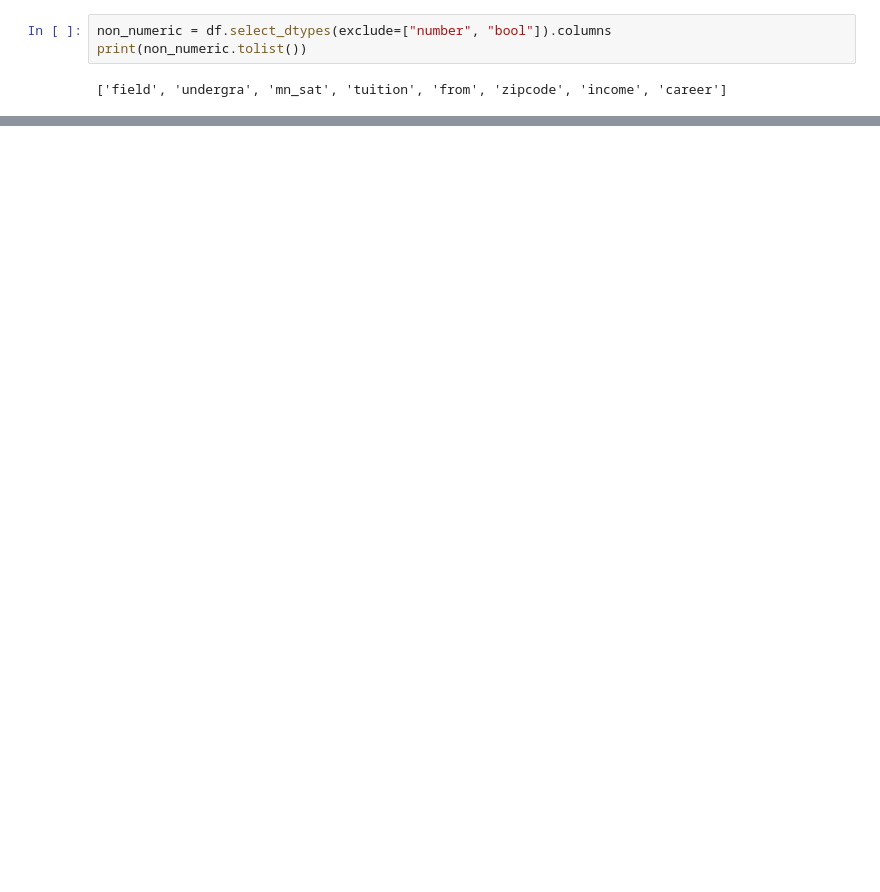
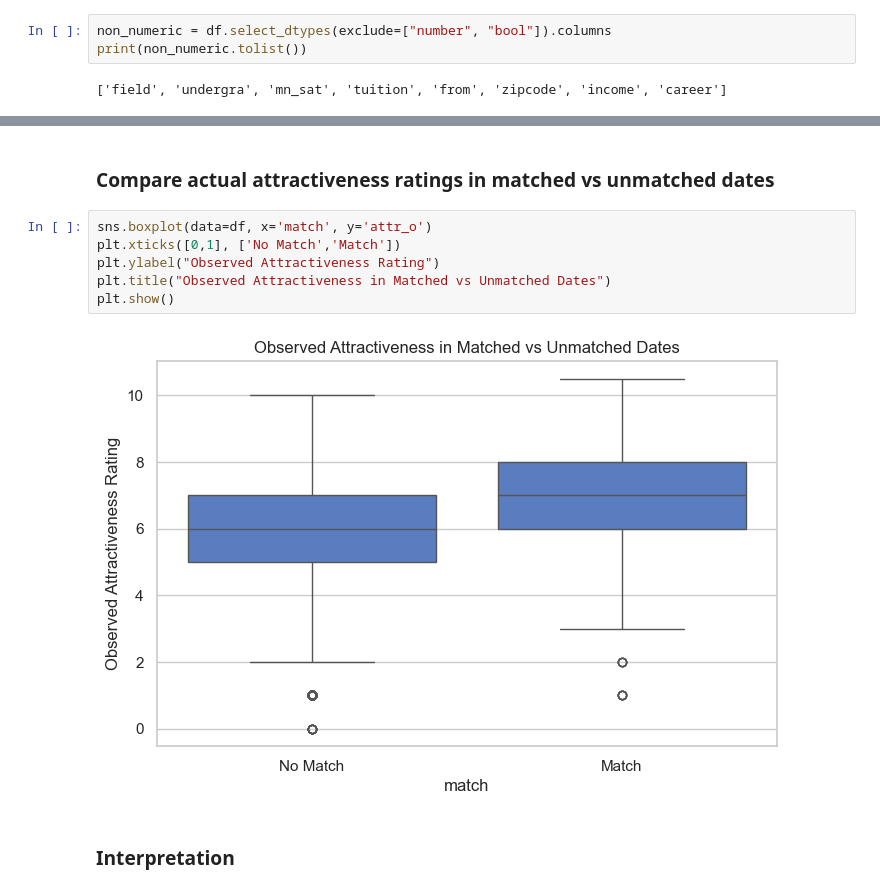
Before and after one commit to ValentinLhoteWork/Project-Speed-Dating, a Jupyter notebook: Project_EDA_Speed_Dating-2.ipynb, the cells around one changed output, grey strips where cells are left out. Drawn from its saved outputs; the diff is of its cells as text; blank space fills up the shorter version.

```diff
--- a/Project_EDA_Speed_Dating-2.ipynb
+++ b/Project_EDA_Speed_Dating-2.ipynb
@@ -430,0 +130,12 @@ sns.barplot(x='samerace', y='match', data=df)
+# %% [markdown]
+### Compare actual attractiveness ratings in matched vs unmatched dates
+# %%
+sns.boxplot(data=df, x='match', y='attr_o')
+plt.xticks([0,1], ['No Match','Match'])
+plt.ylabel("Observed Attractiveness Rating")
+plt.title("Observed Attractiveness in Matched vs Unmatched Dates")
+plt.show()
+# %% [output]
+[figure, added]
+# %% [markdown]
+###  Interpretation
```
Also changed, not shown: parts of 144 cells of this notebook.
